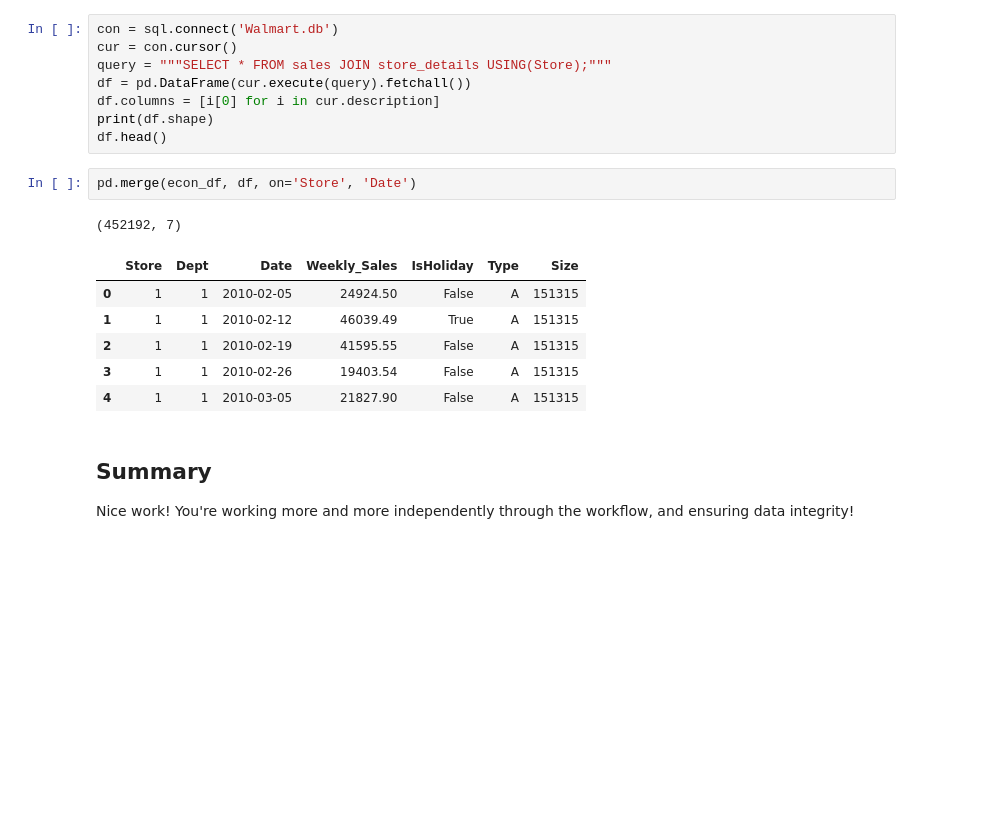
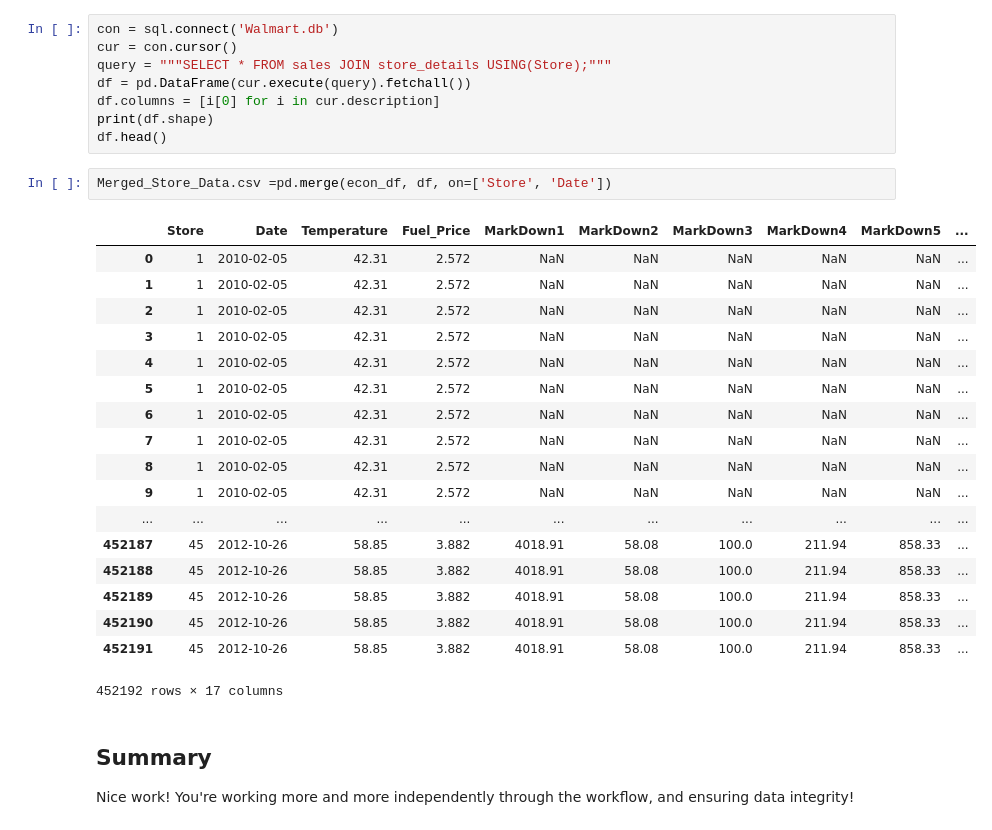
Before and after one commit to UpwardTrajectory/dsc-1-12-04-obtaining-our-data-lab-seattle-ds-career-040119, a Jupyter notebook: index.ipynb, the cells around one changed output. Cells and saved outputs as stored; diff of their text form; blank space fills up the shorter version.

```diff
--- a/index.ipynb
+++ b/index.ipynb
@@ -62,15 +62,26 @@ df.columns = [i[0] for i in cur.description]
 print(df.shape)
 df.head()
 # %%
-pd.merge(econ_df, df, on='Store', 'Date')
+Merged_Store_Data.csv =pd.merge(econ_df, df, on=['Store', 'Date'])
 # %% [output]
+|  | Store | Date | Temperature | Fuel_Price | MarkDown1 | MarkDown2 | MarkDown3 | MarkDown4 | MarkDown5 | ... |
+| 0 | 1 | 2010-02-05 | 42.31 | 2.572 | NaN | NaN | NaN | NaN | NaN | ... |
+| 1 | 1 | 2010-02-05 | 42.31 | 2.572 | NaN | NaN | NaN | NaN | NaN | ... |
+| 2 | 1 | 2010-02-05 | 42.31 | 2.572 | NaN | NaN | NaN | NaN | NaN | ... |
+| 3 | 1 | 2010-02-05 | 42.31 | 2.572 | NaN | NaN | NaN | NaN | NaN | ... |
+| 4 | 1 | 2010-02-05 | 42.31 | 2.572 | NaN | NaN | NaN | NaN | NaN | ... |
+| 5 | 1 | 2010-02-05 | 42.31 | 2.572 | NaN | NaN | NaN | NaN | NaN | ... |
+| 6 | 1 | 2010-02-05 | 42.31 | 2.572 | NaN | NaN | NaN | NaN | NaN | ... |
+| 7 | 1 | 2010-02-05 | 42.31 | 2.572 | NaN | NaN | NaN | NaN | NaN | ... |
+| 8 | 1 | 2010-02-05 | 42.31 | 2.572 | NaN | NaN | NaN | NaN | NaN | ... |
+| 9 | 1 | 2010-02-05 | 42.31 | 2.572 | NaN | NaN | NaN | NaN | NaN | ... |
+| ... | ... | ... | ... | ... | ... | ... | ... | ... | ... | ... |
+| 452187 | 45 | 2012-10-26 | 58.85 | 3.882 | 4018.91 | 58.08 | 100.0 | 211.94 | 858.33 | ... |
+| 452188 | 45 | 2012-10-26 | 58.85 | 3.882 | 4018.91 | 58.08 | 100.0 | 211.94 | 858.33 | ... |
+| 452189 | 45 | 2012-10-26 | 58.85 | 3.882 | 4018.91 | 58.08 | 100.0 | 211.94 | 858.33 | ... |
+| 452190 | 45 | 2012-10-26 | 58.85 | 3.882 | 4018.91 | 58.08 | 100.0 | 211.94 | 858.33 | ... |
+| 452191 | 45 | 2012-10-26 | 58.85 | 3.882 | 4018.91 | 58.08 | 100.0 | 211.94 | 858.33 | ... |
-(452192, 7)
+452192 rows × 17 columns
-|  | Store | Dept | Date | Weekly_Sales | IsHoliday | Type | Size |
-| 0 | 1 | 1 | 2010-02-05 | 24924.50 | False | A | 151315 |
-| 1 | 1 | 1 | 2010-02-12 | 46039.49 | True | A | 151315 |
-| 2 | 1 | 1 | 2010-02-19 | 41595.55 | False | A | 151315 |
-| 3 | 1 | 1 | 2010-02-26 | 19403.54 | False | A | 151315 |
-| 4 | 1 | 1 | 2010-03-05 | 21827.90 | False | A | 151315 |
 # %% [markdown]
 ## Summary
 Nice work! You're working more and more independently through the workflow, and ensuring data integrity!
```
